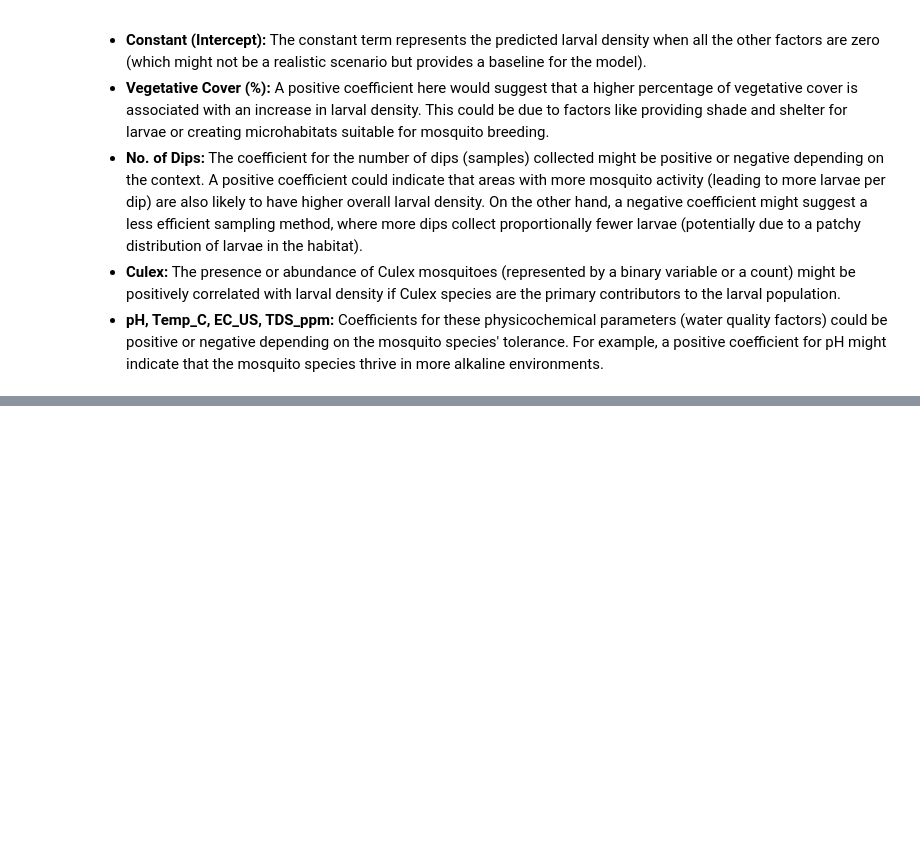
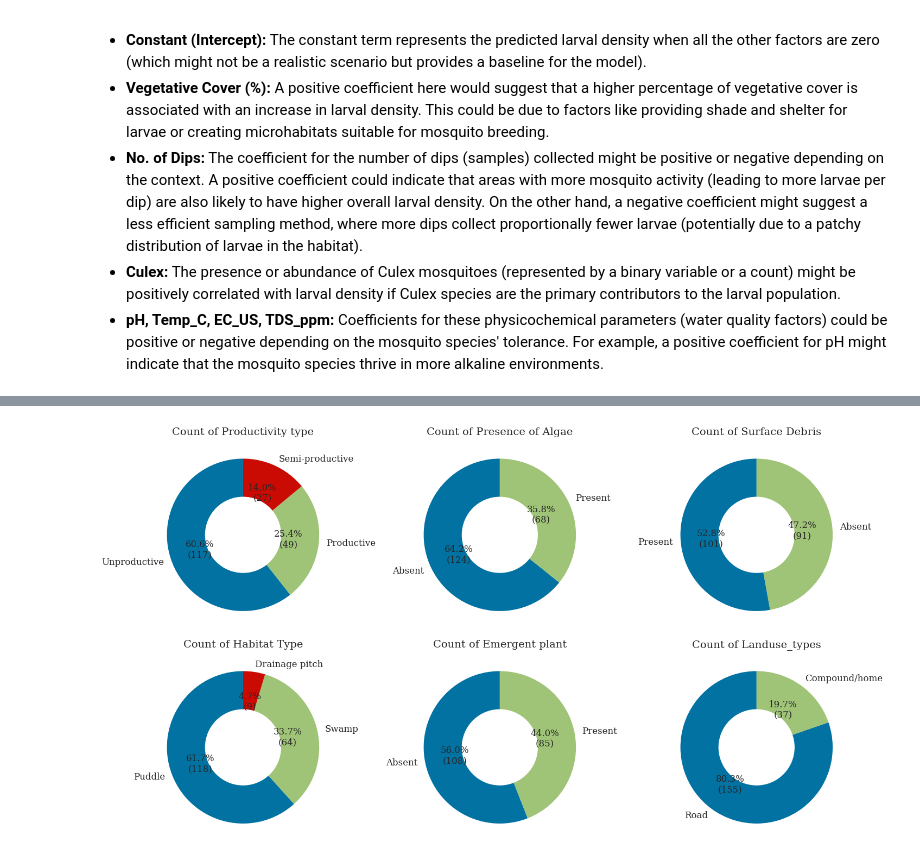
Before and after one commit to philusnarh/Lecture_notes, a Jupyter notebook: QAnalysis/data_analysis.ipynb, the cells around one changed output, grey strips where cells are left out. Saved outputs shown, nothing was run; the diff lists cells and outputs as text; code cells hidden in the pictures; blank space fills up the shorter version.

```diff
--- a/QAnalysis/data_analysis.ipynb
+++ b/QAnalysis/data_analysis.ipynb
@@ -683,0 +718,32 @@ The table above shows the results of a linear regression for predicting larval d
+# %%
+import matplotlib.pyplot as plt
+import seaborn as sns
+
+plt.figure(figsize=(15, 8))
+
+# Define the number of rows and columns in the subplot grid
+rows = 2
+cols = 3
+
+for i, col in enumerate(df_):
+    plt.subplot(rows, cols, i + 1)
+
+    # Calculate counts and labels for the pie chart
+    counts = df_[col].value_counts()
+    labels = counts.index
+
+    # Plot pie chart with percentages and physical count
+    plt.pie(counts, labels=labels,
+            autopct=lambda p: f'{p:.1f}%\n({int(p * sum(counts) / 100)})', startangle=90, textprops={'fontsize': 12})
+
+    # Draw a white circle at the center to create a donut hole
+    centre_circle = plt.Circle((0,0),0.50,fc='white')
+    fig = plt.gcf()
+    fig.gca().add_artist(centre_circle)
+
+    plt.title(f'Count of {col}', fontsize=14)
+
+plt.tight_layout()
+plt.show()
+# %% [output]
+[figure, added]
```
Also changed, not shown: parts of 17 cells of this notebook.
